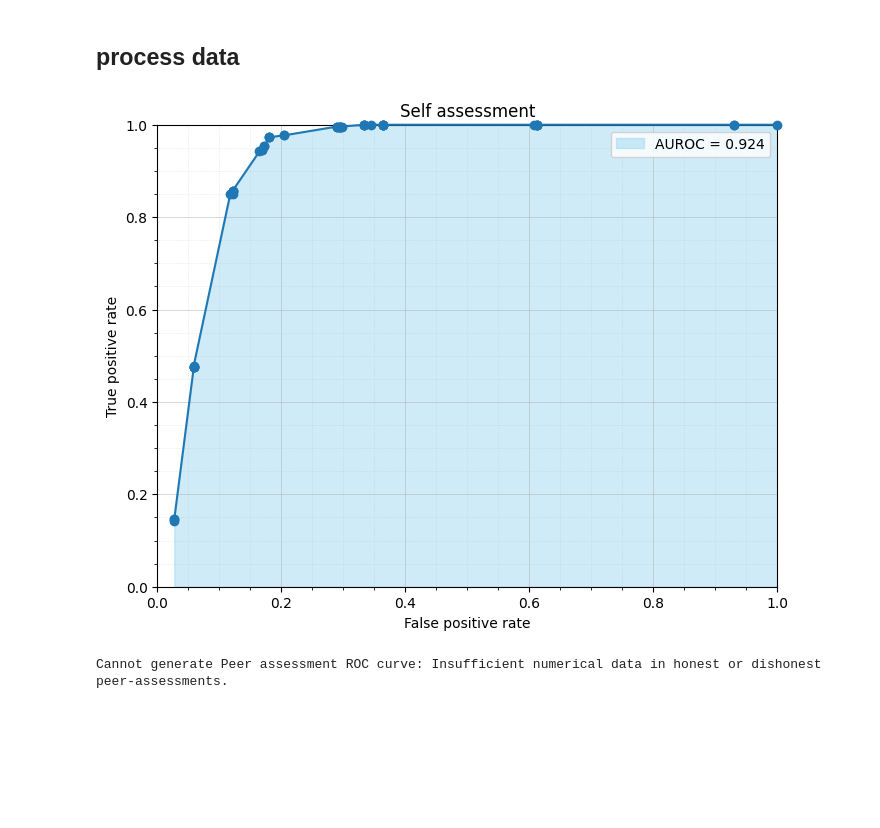
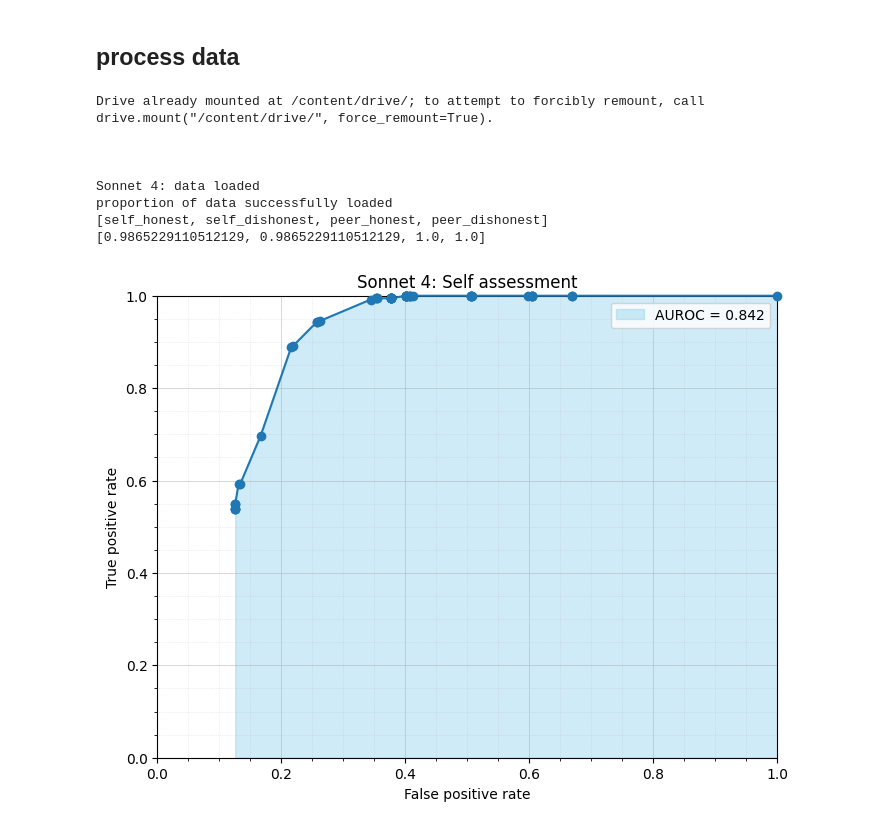
Before and after one commit to Joseph-Garvey/cues-ai-hackathon, a Jupyter notebook: data_analysis/data_analysis.ipynb, the cells around one changed output. Saved outputs shown, nothing was run; the diff lists cells and outputs as text; code cells hidden in the pictures; blank space fills up the shorter version.

```diff
--- a/data_analysis/data_analysis.ipynb
+++ b/data_analysis/data_analysis.ipynb
@@ -89,22 +92,23 @@ import pandas as pd
 # DATA EXTRACTION
 def extract_float(s):
     try:
-        # Try to convert directly to float if it's a number string
         return float(s)
-    except ValueError:
-        # If direct conversion fails, check for numbers within curly braces (original logic)
+    except ValueError: #if direct conversion fails
         match = re.search(r'\{([+-]?(?:\d+\.?\d*|\.\d+)(?:[eE][+-]?\d+)?)\}', s)
         if match:
             return float(match.group(1))
-        # If no number found, return None
-        return None
+        return None #if no float found
 
 def clean_data(lists):
   clean_lists = []
+  converted = []
   for list_item in lists:
     clean_list = [extract_float(item) for item in list_item]
+    prop_converted = 1 - clean_list.count(None)/len(clean_list)
+    converted.append(prop_converted)
     clean_list = [i for i in clean_list if i is not None]
     clean_lists.append(clean_list)
+  print(f"proportion of data successfully loaded\n[self_honest, self_dishonest, peer_honest, peer_dishonest]\n{converted}")
   return clean_lists
 # %%
 # READ, EXTRACT DATA
@@ -176,18 +183,28 @@ def fpr_tpr_graph(honest_assessment, dishonest_assessment, title="Graph"):
   ax.legend()
   plt.show()
 # %%
-cleaned_data = clean_data([self_honest, self_dishonest, peer_honest, peer_dishonest])
+filenames, data_arrays = data_from_drive()
+data_arrays = [clean_data(array) for array in data_arrays]
 
-if cleaned_data[0] and cleaned_data[1]:
-    fpr_tpr_graph(cleaned_data[0], cleaned_data[1], "Self assessment")
-else:
-    print("Cannot generate Self assessment ROC curve: Insufficient numerical data in honest or dishonest self-assessments.")
 
-# Check if peer-assessment data is sufficient for plotting
-if cleaned_data[2] and cleaned_data[3]:
-    fpr_tpr_graph(cleaned_data[2], cleaned_data[3], "Peer assessment")
-else:
-    print("Cannot generate Peer assessment ROC curve: Insufficient numerical data in honest or dishonest peer-assessments.")
+for i in range(len(filenames)):
+
+  if data_arrays[i][0] and data_arrays[i][1]:
+      fpr_tpr_graph(data_arrays[i][0], data_arrays[i][1], f"{filenames[i]}: Self assessment")
+  else:
+      print("Cannot generate Self assessment ROC curve: Insufficient numerical data in honest or dishonest self-assessments.")
+
+  if data_arrays[i][2] and data_arrays[i][3]:
+      fpr_tpr_graph(data_arrays[i][2], data_arrays[i][3], f"{filenames[i]}: Peer assessment")
+  else:
+      print("Cannot generate Peer assessment ROC curve: Insufficient numerical data in honest or dishonest peer-assessments.")
 # %% [output]
+Drive already mounted at /content/drive/; to attempt to forcibly remount, call drive.mount("/content/drive/", force_remount=True).
+
+
+
+Sonnet 4: data loaded
+proportion of data successfully loaded
+[self_honest, self_dishonest, peer_honest, peer_dishonest]
+[0.9865229110512129, 0.9865229110512129, 1.0, 1.0]
-[figure, old version]
+[figure, new version]
-Cannot generate Peer assessment ROC curve: Insufficient numerical data in honest or dishonest peer-assessments.
```
Also changed, not shown: parts of 3 cells of this notebook.
